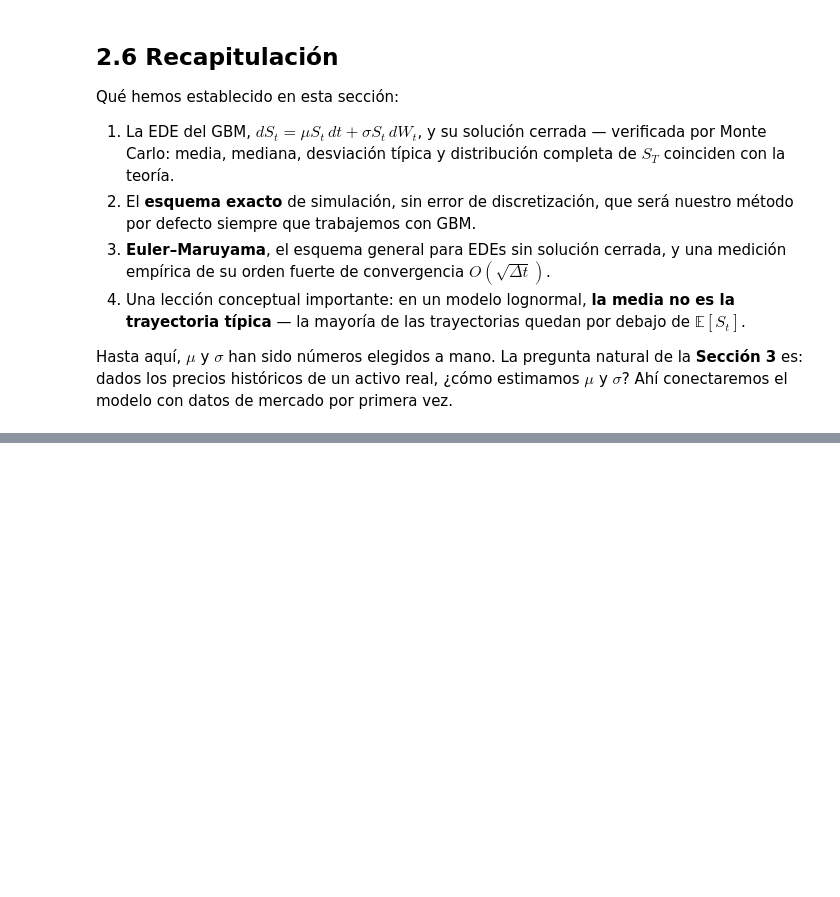
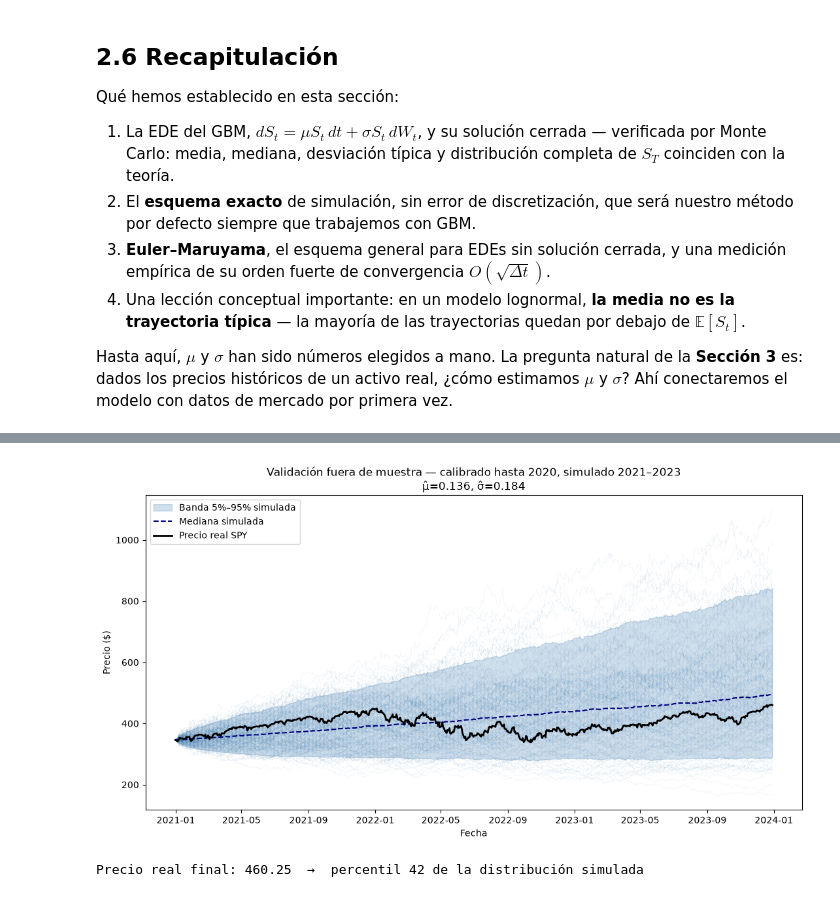
Before and after one commit to jorgeRL05/monte-carlo-quant, a Jupyter notebook: notebooks/modulo_02_gbm.ipynb, the cells around one changed output, grey strips where cells are left out. Drawn from its saved outputs; the diff is of its cells as text; code cells hidden in the pictures; blank space fills up the shorter version.

```diff
--- a/notebooks/modulo_02_gbm.ipynb
+++ b/notebooks/modulo_02_gbm.ipynb
@@ -384,0 +594,38 @@ Hasta aquí, $\mu$ y $\sigma$ han sido números elegidos a mano. La pregunta nat
+# %%
+# Calibración solo con datos hasta 2020-12-31 (dentro de muestra)
+r_train    = log_ret.loc[:'2020-12-31']
+sigma_cal  = r_train.std(ddof=1) / np.sqrt(dt)
+mu_cal     = r_train.mean() / dt + 0.5 * sigma_cal**2
+
+# Periodo de prueba: desde el último precio de 2020 en adelante
+precios_test = precios.loc['2020-12-31':]
+fechas_test  = precios_test.index
+S0_test      = precios_test.iloc[0]
+n_pasos_test = len(fechas_test) - 1
+T_test       = n_pasos_test / DIAS_ANIO
+
+N_FAN = 2_000
+tray_fan = simular_gbm(S0_test, mu_cal, sigma_cal, T_test, n_pasos_test, N_FAN, rng)
+
+# Bandas de percentiles a lo largo del tiempo
+p05, p50, p95 = np.percentile(tray_fan, [5, 50, 95], axis=0)
+
+fig, ax = plt.subplots(figsize=(11, 6))
+for i in range(200):                       # una muestra de trayectorias, de fondo
+    ax.plot(fechas_test, tray_fan[i], color='steelblue', linewidth=0.3, alpha=0.15)
+ax.fill_between(fechas_test, p05, p95, color='steelblue', alpha=0.25, label='Banda 5%–95% simulada')
+ax.plot(fechas_test, p50, color='navy', linewidth=1.5, linestyle='--', label='Mediana simulada')
+ax.plot(fechas_test, precios_test.values, color='black', linewidth=2, label=f'Precio real {TICKER}')
+ax.set_xlabel('Fecha'); ax.set_ylabel('Precio ($)')
+ax.set_title(f'Validación fuera de muestra — calibrado hasta 2020, simulado 2021–2023\nμ̂={mu_cal:.3f}, σ̂={sigma_cal:.3f}')
+ax.legend()
+plt.tight_layout()
+plt.show()
+
+# ¿En qué percentil de la distribución simulada cayó el precio final real?
+S_final_real = precios_test.iloc[-1]
+percentil = np.mean(tray_fan[:, -1] < S_final_real) * 100
+print(f"Precio real final: {S_final_real:.2f}  →  percentil {percentil:.0f} de la distribución simulada")
+# %% [output]
+[figure, added]
+Precio real final: 460.25  →  percentil 42 de la distribución simulada
```
Also changed, not shown: parts of 17 cells of this notebook, 1 other file.
